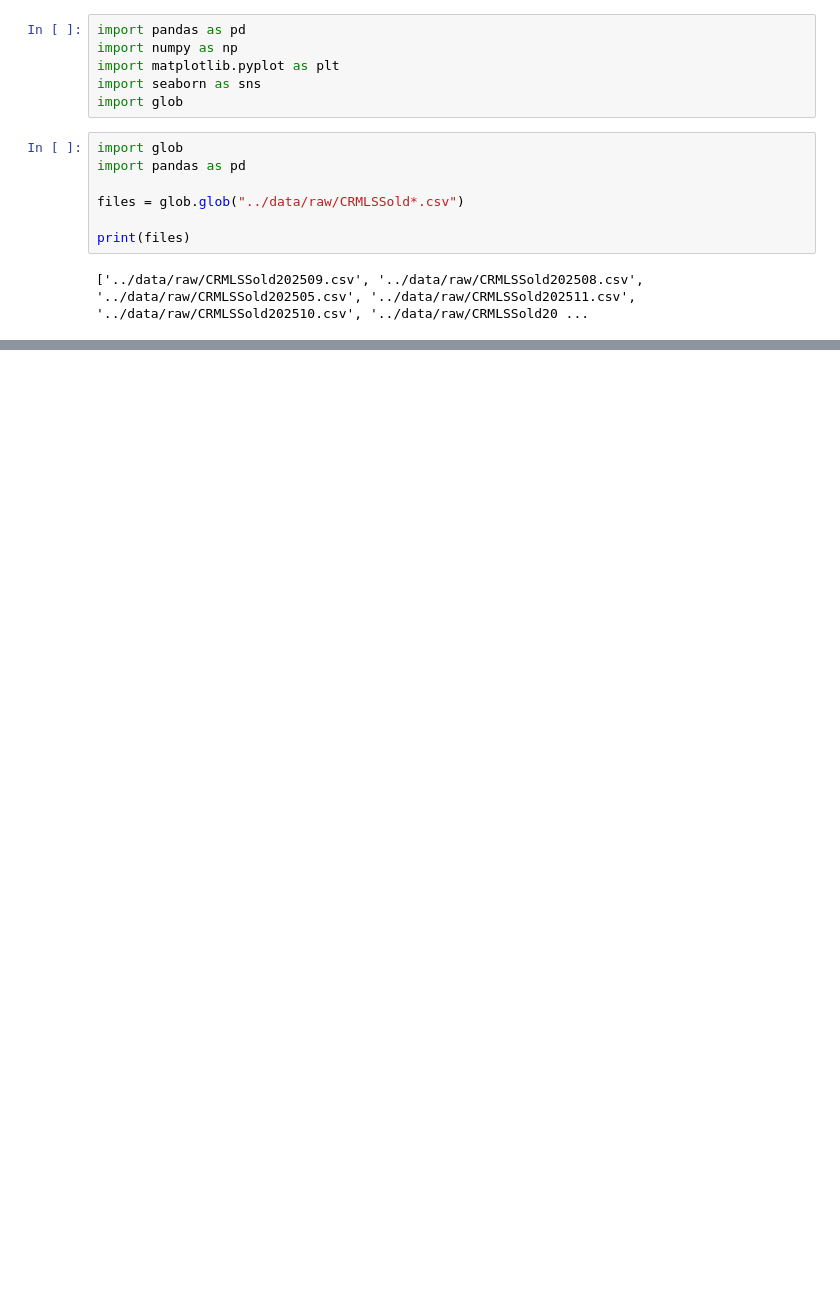
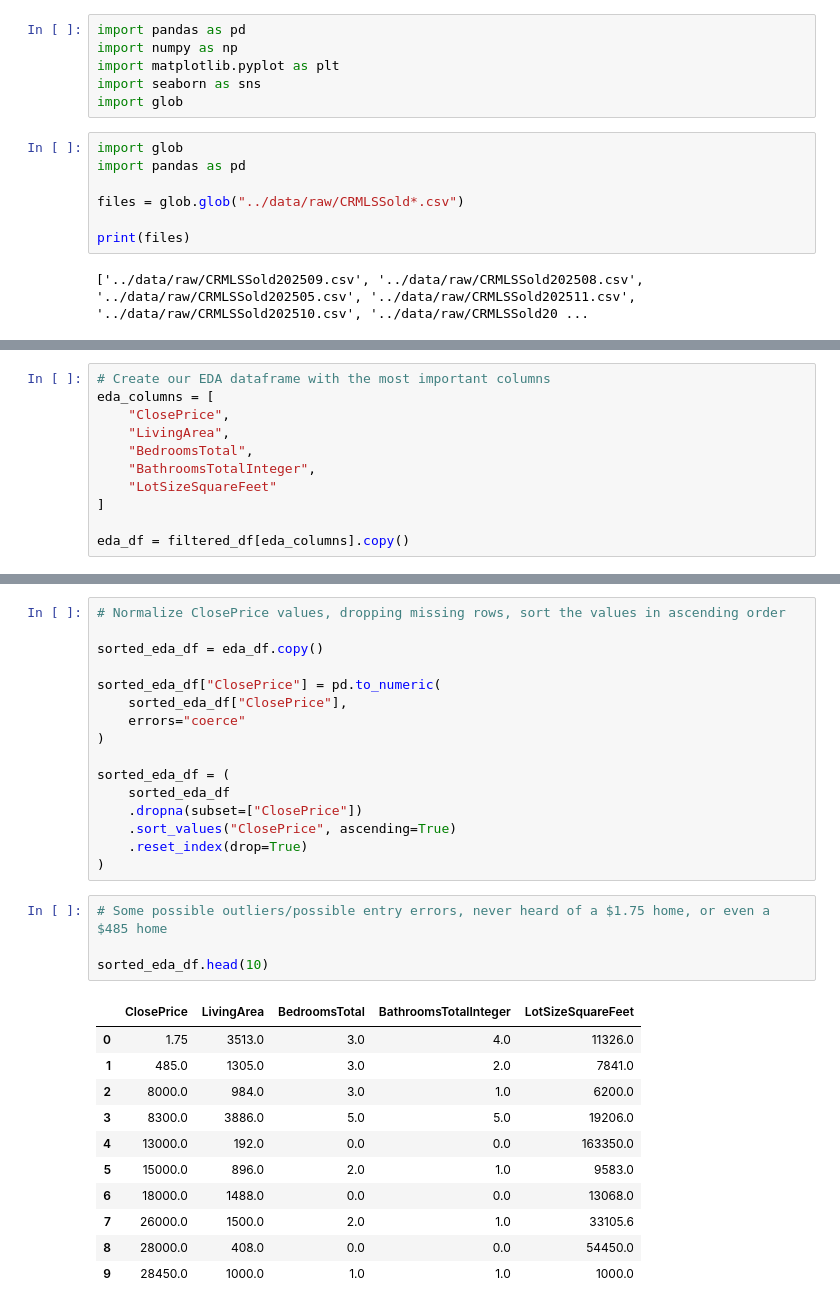
Before and after one commit to watafij1/IDX-Exchange-Data-Science, a Jupyter notebook: notebooks/01_exploration.ipynb, the cells around one changed output, grey strips where cells are left out. Saved outputs shown, nothing was run; the diff lists cells and outputs as text; blank space fills up the shorter version.

```diff
--- a/notebooks/01_exploration.ipynb
+++ b/notebooks/01_exploration.ipynb
@@ -82,0 +174,11 @@ display(filtered_df.head())
+# %%
+# Create our EDA dataframe with the most important columns
+eda_columns = [
+    "ClosePrice",
+    "LivingArea",
+    "BedroomsTotal",
+    "BathroomsTotalInteger",
+    "LotSizeSquareFeet"
+]
+
+eda_df = filtered_df[eda_columns].copy()
@@ -82,0 +214,32 @@ display(filtered_df.head())
+# %%
+# Normalize ClosePrice values, dropping missing rows, sort the values in ascending order
+
+sorted_eda_df = eda_df.copy()
+
+sorted_eda_df["ClosePrice"] = pd.to_numeric(
+    sorted_eda_df["ClosePrice"],
+    errors="coerce"
+)
+
+sorted_eda_df = (
+    sorted_eda_df
+    .dropna(subset=["ClosePrice"])
+    .sort_values("ClosePrice", ascending=True)
+    .reset_index(drop=True)
+)
+# %%
+# Some possible outliers/possible entry errors, never heard of a $1.75 home, or even a $485 home
+
+sorted_eda_df.head(10)
+# %% [output]
+|  | ClosePrice | LivingArea | BedroomsTotal | BathroomsTotalInteger | LotSizeSquareFeet |
+| 0 | 1.75 | 3513.0 | 3.0 | 4.0 | 11326.0 |
+| 1 | 485.0 | 1305.0 | 3.0 | 2.0 | 7841.0 |
+| 2 | 8000.0 | 984.0 | 3.0 | 1.0 | 6200.0 |
+| 3 | 8300.0 | 3886.0 | 5.0 | 5.0 | 19206.0 |
+| 4 | 13000.0 | 192.0 | 0.0 | 0.0 | 163350.0 |
+| 5 | 15000.0 | 896.0 | 2.0 | 1.0 | 9583.0 |
+| 6 | 18000.0 | 1488.0 | 0.0 | 0.0 | 13068.0 |
+| 7 | 26000.0 | 1500.0 | 2.0 | 1.0 | 33105.6 |
+| 8 | 28000.0 | 408.0 | 0.0 | 0.0 | 54450.0 |
+| 9 | 28450.0 | 1000.0 | 1.0 | 1.0 | 1000.0 |
```
Also changed, not shown: parts of 18 cells of this notebook.
